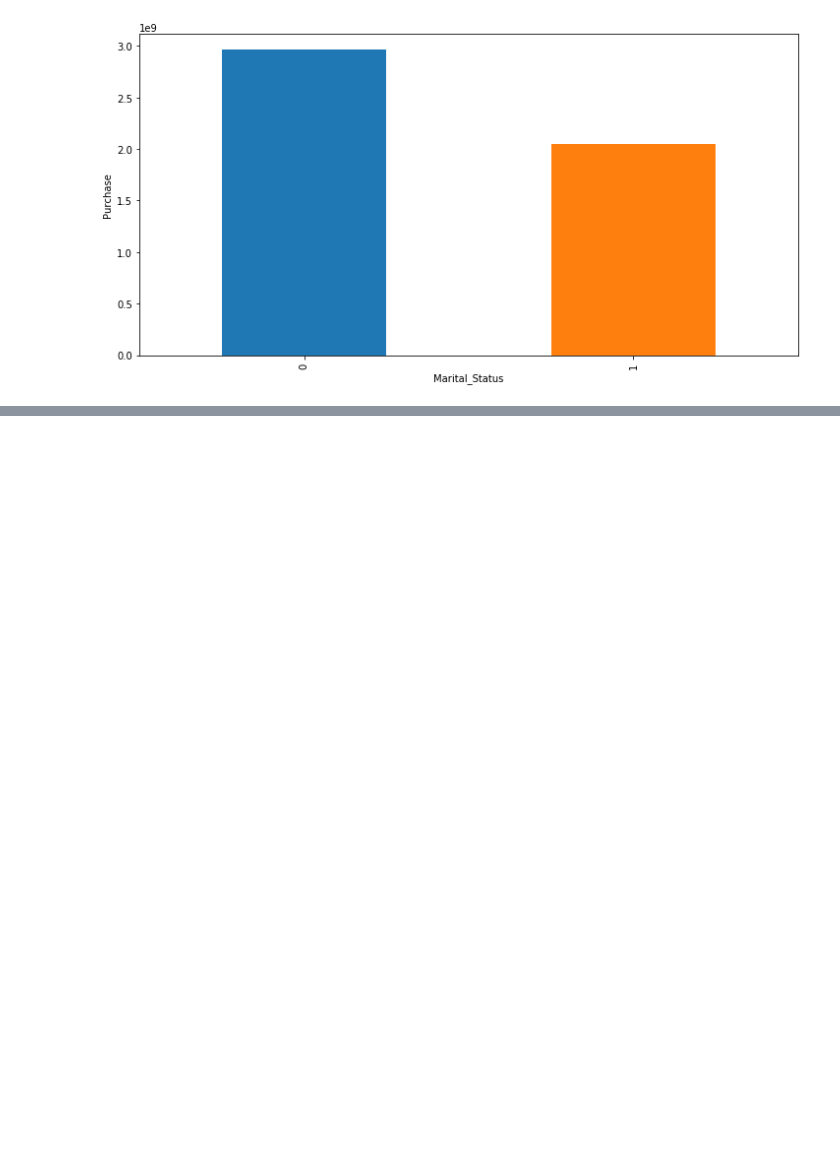
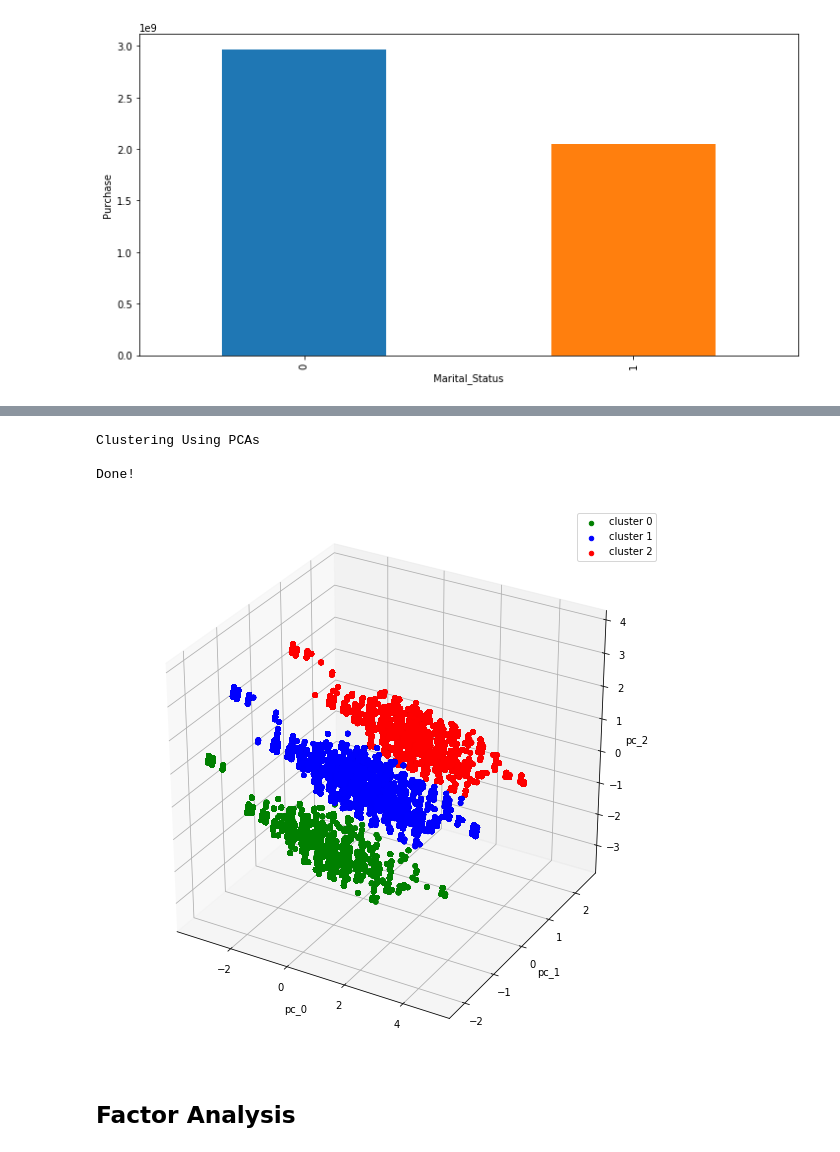
Before and after one commit to cpuguy96/f18-datascience-final, a Jupyter notebook: black_friday_analysis.ipynb, the cells around one changed output, grey strips where cells are left out. Saved outputs shown, nothing was run; the diff lists cells and outputs as text; code cells hidden in the pictures; blank space fills up the shorter version.

```diff
--- a/black_friday_analysis.ipynb
+++ b/black_friday_analysis.ipynb
@@ -353,0 +391,32 @@ Product ID P00110742
+# %%
+def plot_PCA_clusters(X_pca_clusters):
+    colors = ['green', 'blue', 'red']
+    labels = ['cluster 0', 'cluster 1', 'cluster 2']
+
+    fig = plt.figure(figsize = (10,10))
+    ax = fig.add_subplot(111, projection='3d')
+
+    for cluster, color, label in zip(X_pca_clusters, colors, labels):
+        ax.scatter(cluster['pc_0'], cluster['pc_1'],  cluster['pc_2'], color = color, label = label)
+
+    ax.set_xlabel("pc_0")
+    ax.set_ylabel("pc_1")
+    ax.set_zlabel("pc_2")
+    ax.legend()
+    plt.show()
+
+def plot_FA_clusters(X_fa_clusters):
+    colors = ['green', 'blue', 'red']
+    labels = ['cluster 0', 'cluster 1', 'cluster 2']
+
+    fig = plt.figure(figsize = (10,10))
+    ax = fig.add_subplot(111, projection='3d')
+
+    for cluster, color, label in zip(X_fa_clusters, colors, labels):
+        ax.scatter(cluster['f0'], cluster['f1'],  cluster['f2'], color = color, label = label)
+
+    ax.set_xlabel("f0")
+    ax.set_ylabel("f1")
+    ax.set_zlabel("f2")
+    ax.legend()
+    plt.show()
@@ -353,0 +487,12 @@ Product ID P00110742
+# %%
+print("Clustering Using PCAs\n")
+X_pca_cluster, X_pca_clusters = create_cluster_modeldfs(X_pca, y, pca_cols, n_clusters = 3)
+print("Done!")
+plot_PCA_clusters(X_pca_clusters)
+# %% [output]
+Clustering Using PCAs
+
+Done!
+[figure, added]
+# %% [markdown]
+## Factor Analysis
```
Also changed, not shown: parts of 24 cells of this notebook, 7 other files.
